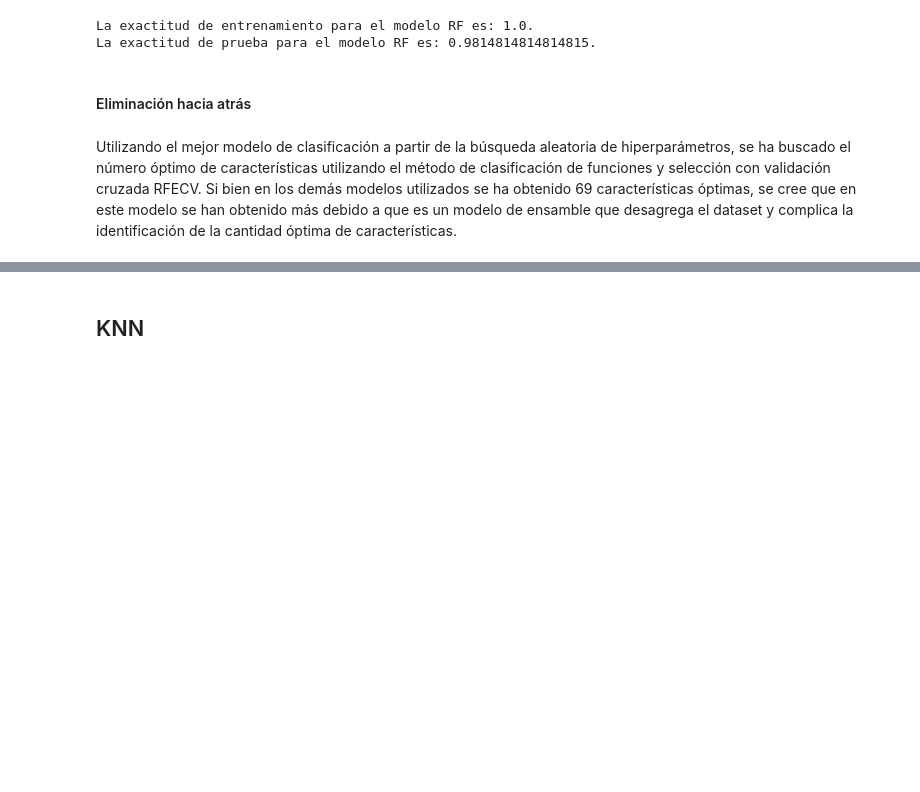
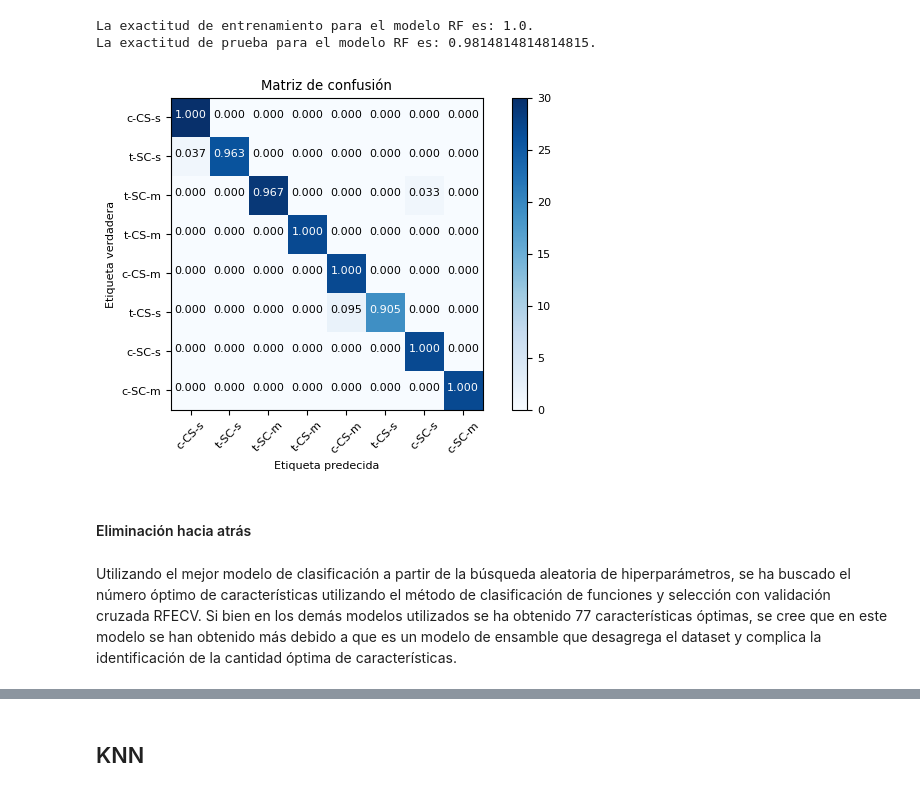
Before and after one commit to alejandro-castro/ProyectoINF648, a Jupyter notebook: Main.ipynb, the cells around one changed output, grey strips where cells are left out. Drawn from its saved outputs; the diff is of its cells as text; code cells hidden in the pictures; blank space fills up the shorter version.

```diff
--- a/Main.ipynb
+++ b/Main.ipynb
@@ -301,10 +358,15 @@ print(f"La exactitud de prueba para el modelo RF es: {test_score}.")
 # %% [output]
 La exactitud de entrenamiento para el modelo RF es: 1.0.
 La exactitud de prueba para el modelo RF es: 0.9814814814814815.
+# %%
+y_pred = best_rfc_pipeline.predict(x_test)
+plot_confusion_matrix(y_test, y_pred, class_names, title='Matriz de confusión', cmap=plt.cm.Blues)
+# %% [output]
+[figure, added]
 # %% [markdown]
 #### Eliminación hacia atrás
 # %% [markdown]
-Utilizando el mejor modelo de clasificación a partir de la búsqueda aleatoria de hiperparámetros, se ha buscado el número óptimo de características utilizando el método de clasificación de funciones y selección con validación cruzada RFECV. Si bien en los demás modelos utilizados se ha obtenido 69 características óptimas, se cree que en este modelo se han obtenido más debido a que es un modelo de ensamble que desagrega el dataset y complica la identificación de la cantidad óptima de características.
+Utilizando el mejor modelo de clasificación a partir de la búsqueda aleatoria de hiperparámetros, se ha buscado el número óptimo de características utilizando el método de clasificación de funciones y selección con validación cruzada RFECV. Si bien en los demás modelos utilizados se ha obtenido 77 características óptimas, se cree que en este modelo se han obtenido más debido a que es un modelo de ensamble que desagrega el dataset y complica la identificación de la cantidad óptima de características.
 # %%
 #Definicion de imputación, escalamiento, modelo y pipeline a utilizar para el entrenamiento
 rfc_imputer = SimpleImputer(strategy='mean')
```
Also changed, not shown: parts of 24 cells of this notebook, 8 other files.
